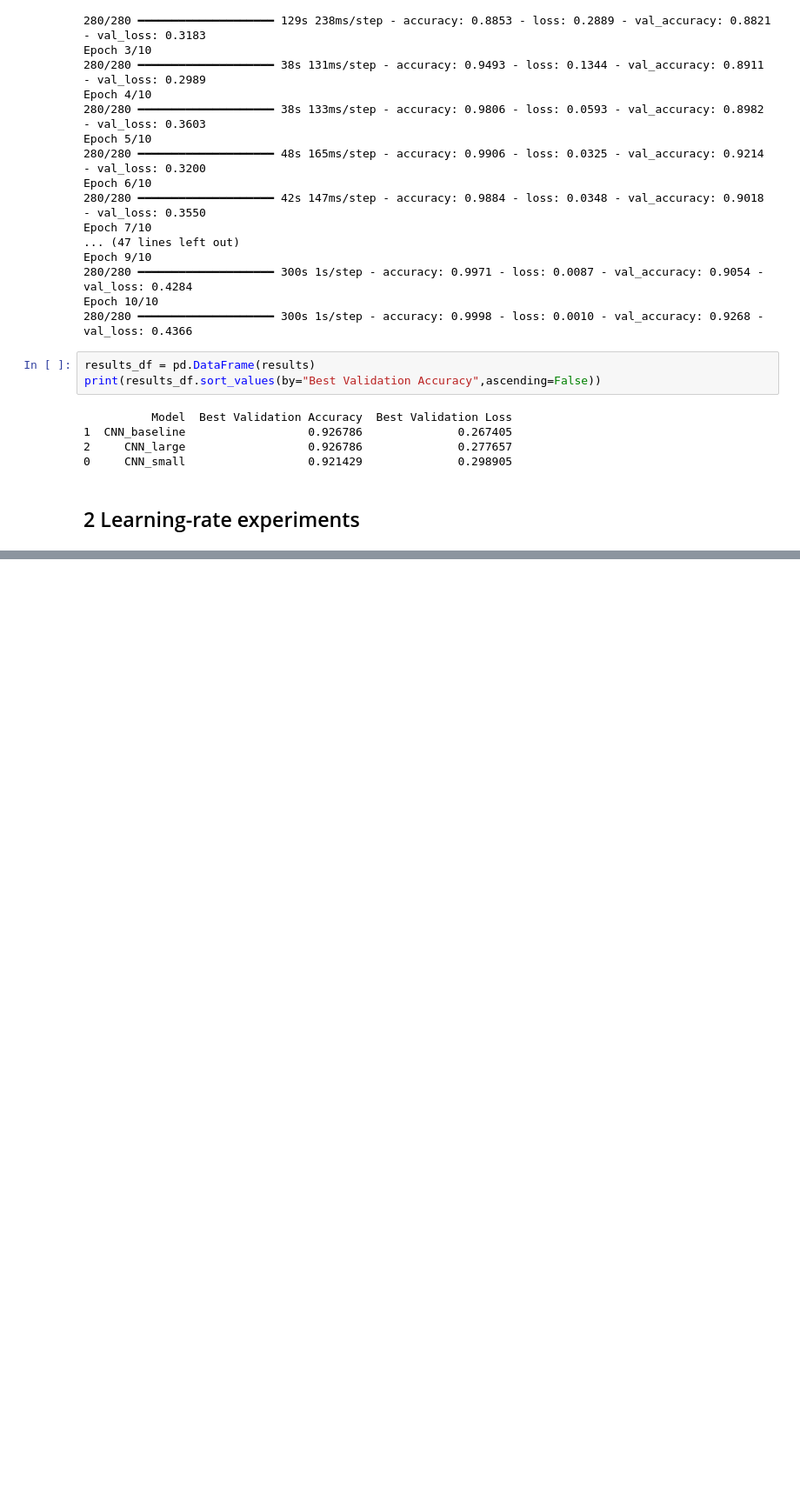
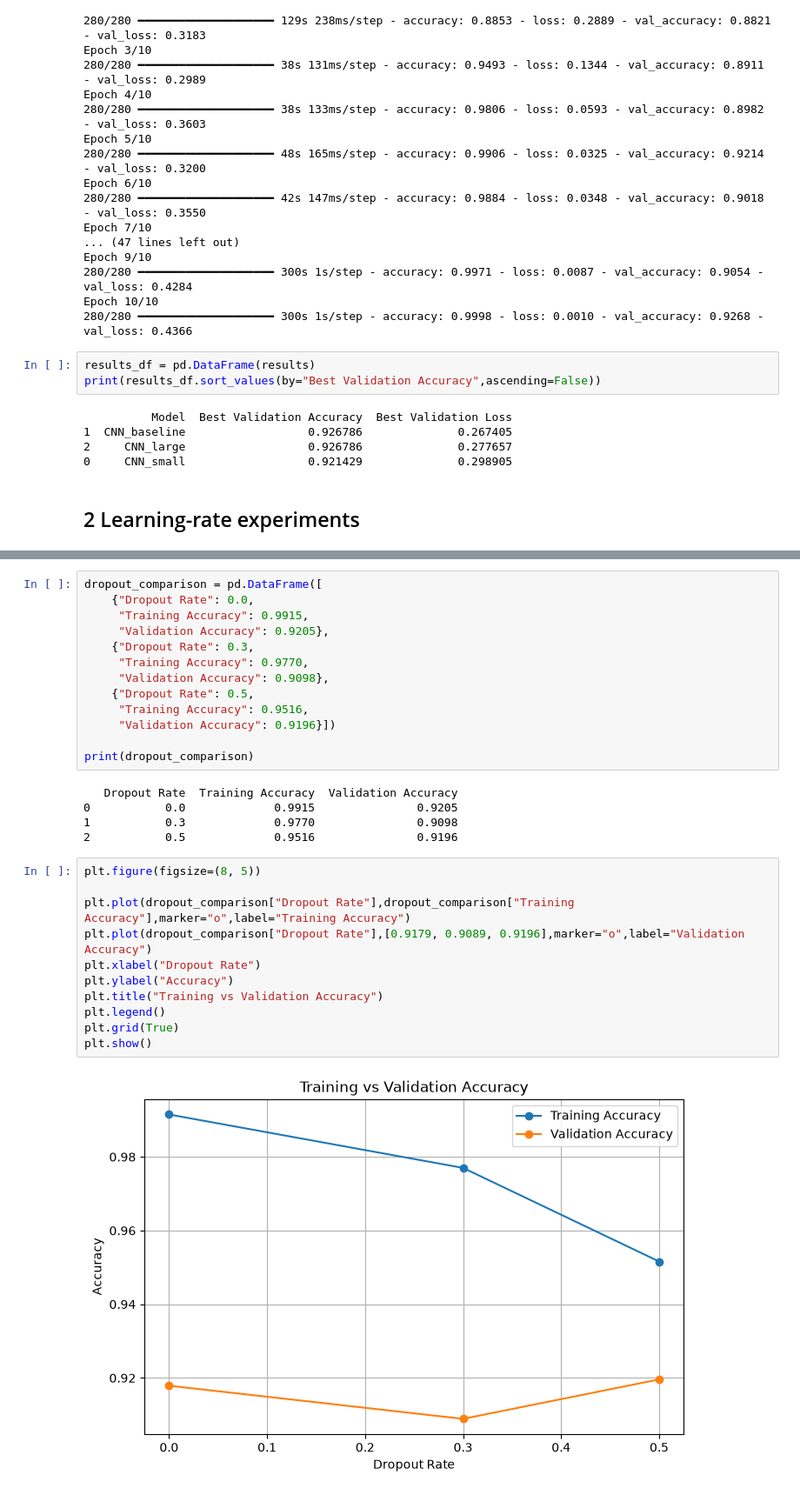
Before and after one commit to Shreyashs-dg/MRI-Brain-Tumor-Classification, a Jupyter notebook: notebooks/06_model_optimization.ipynb, the cells around one changed output, grey strips where cells are left out. Shown at 87% size. Cells and saved outputs as stored; diff of their text form; blank space fills up the shorter version.

```diff
--- a/notebooks/06_model_optimization.ipynb
+++ b/notebooks/06_model_optimization.ipynb
@@ -122,0 +245,31 @@ print(results_df.sort_values(by="Best Validation Accuracy",ascending=False))
+# %%
+dropout_comparison = pd.DataFrame([
+    {"Dropout Rate": 0.0,
+     "Training Accuracy": 0.9915,
+     "Validation Accuracy": 0.9205},
+    {"Dropout Rate": 0.3,
+     "Training Accuracy": 0.9770,
+     "Validation Accuracy": 0.9098},
+    {"Dropout Rate": 0.5,
+     "Training Accuracy": 0.9516,
+     "Validation Accuracy": 0.9196}])
+
+print(dropout_comparison)
+# %% [output]
+   Dropout Rate  Training Accuracy  Validation Accuracy
+0           0.0             0.9915               0.9205
+1           0.3             0.9770               0.9098
+2           0.5             0.9516               0.9196
+# %%
+plt.figure(figsize=(8, 5))
+
+plt.plot(dropout_comparison["Dropout Rate"],dropout_comparison["Training Accuracy"],marker="o",label="Training Accuracy")
+plt.plot(dropout_comparison["Dropout Rate"],[0.9179, 0.9089, 0.9196],marker="o",label="Validation Accuracy")
+plt.xlabel("Dropout Rate")
+plt.ylabel("Accuracy")
+plt.title("Training vs Validation Accuracy")
+plt.legend()
+plt.grid(True)
+plt.show()
+# %% [output]
+[figure, added]
```
Also changed, not shown: parts of 20 cells of this notebook, 5 other files.
